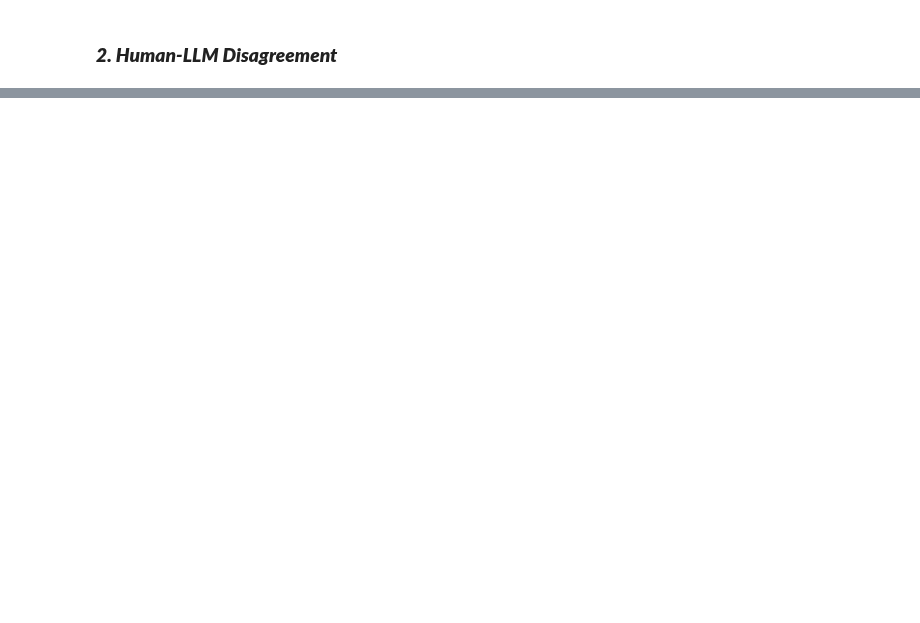
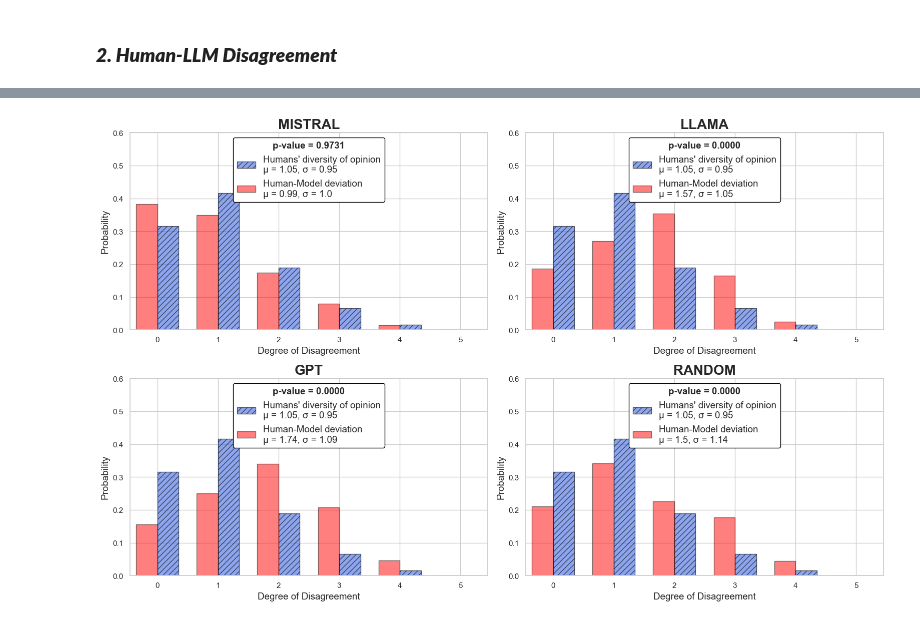
Before and after one commit to Ocean-code-1995/llm-judge-good-enough, a Jupyter notebook: newsroom/src/analysis.ipynb, the cells around one changed output, grey strips where cells are left out. Cells and saved outputs as stored; diff of their text form; code cells hidden in the pictures; blank space fills up the shorter version.

```diff
--- a/newsroom/src/analysis.ipynb
+++ b/newsroom/src/analysis.ipynb
@@ -278,0 +272,20 @@ GPT_coherence: mean=1.60, std=1.13
+# %%
+evaluators = {
+    'informativeness_evaluator': Informativeness_LLM_Evaluator,
+    'relevance_evaluator': Relevance_LLM_Evaluator,
+    'fluency_evaluator': Fluency_LLM_Evaluator,
+    'coherence_evaluator': Coherence_LLM_Evaluator
+}
+
+# as dict comprehension
+llm_human_disagreements = {
+    f'{model}_{metric}': evaluators[f'{metric}_evaluator'].compute_llm_human_disagreements(
+        f'{model}_{metric}_as_a_judge'
+    )
+    for model in ['MISTRAL', 'LLAMA', 'GPT']
+    for metric in ['informativeness', 'relevance', 'fluency', 'coherence']
+}
+
+# print mean and std for each array in llm_human_disagreements
+for metric, disagreements in llm_human_disagreements.items():
+    print(f"{metric}: mean={disagreements.mean():.2f}, std={disagreements.std():.2f}")
@@ -278,0 +315,8 @@ GPT_coherence: mean=1.60, std=1.13
+# %%
+# compute human-random judge disagreement
+human_random_disagreements = {
+    f'random_{metric}': evaluators[f'{metric}_evaluator'].compute_llm_human_disagreements(
+        'RANDOM_as_a_judge'
+    )
+    for metric in ['informativeness', 'relevance', 'fluency', 'coherence']
+}
@@ -278,0 +341,18 @@ GPT_coherence: mean=1.60, std=1.13
+# %%
+llm_human_disagreements_informativeness = {
+    'MISTRAL': llm_human_disagreements['MISTRAL_informativeness'],
+    'LLAMA': llm_human_disagreements['LLAMA_informativeness'],
+    'GPT': llm_human_disagreements['GPT_informativeness'],
+    'RANDOM': human_random_disagreements['random_informativeness']
+}
+
+
+Informativeness_LLM_Evaluator.plot_model_vs_human_grid(
+    model_disagreement_dict=llm_human_disagreements_informativeness,
+    human_human_disagreements=human_disagreements['informativeness'],
+    bins=np.arange(0, 5 + 2),
+    bar_width=0.35,
+    y_lim=0.6
+)
+# %% [output]
+[figure, added]
```
Also changed, not shown: parts of 27 cells of this notebook.
